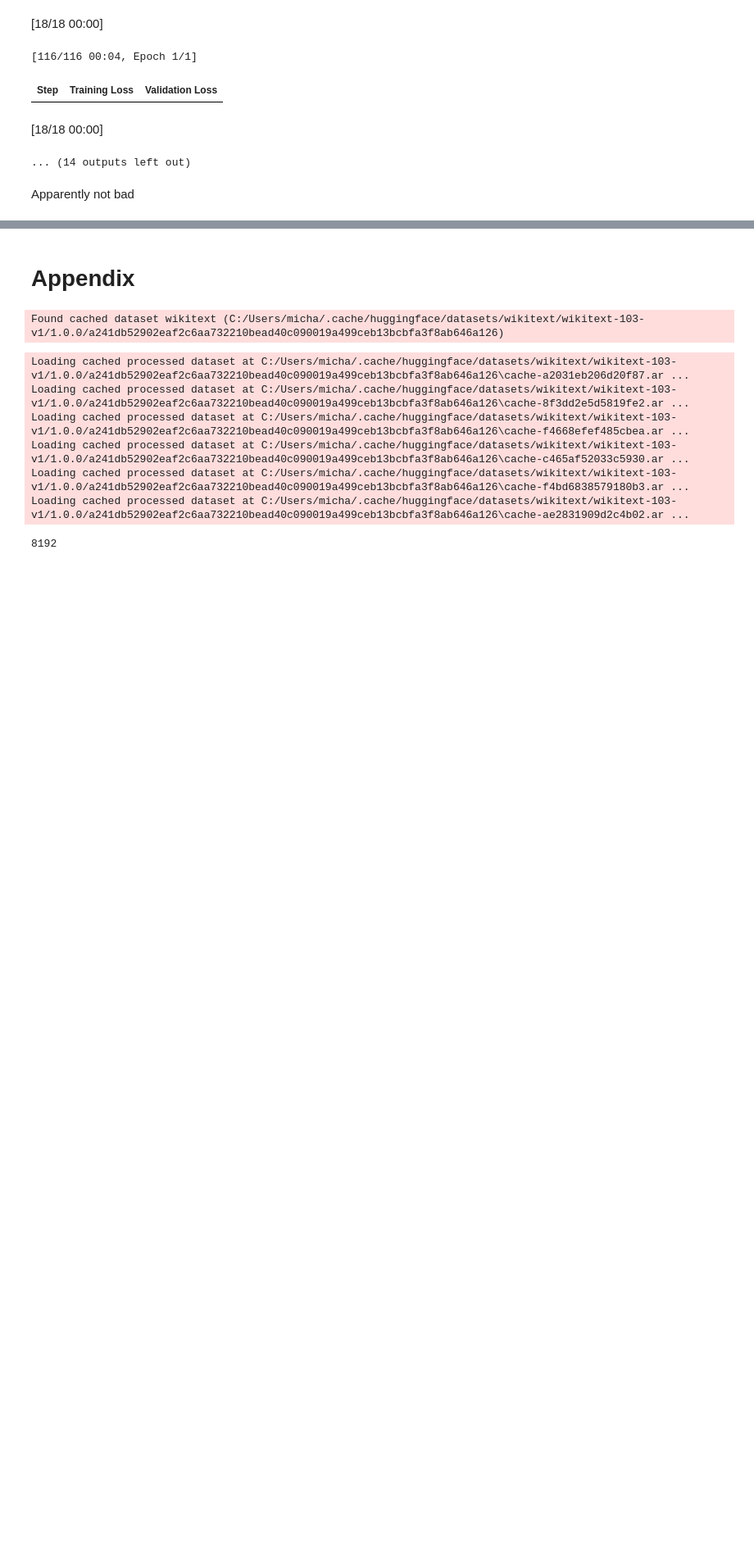
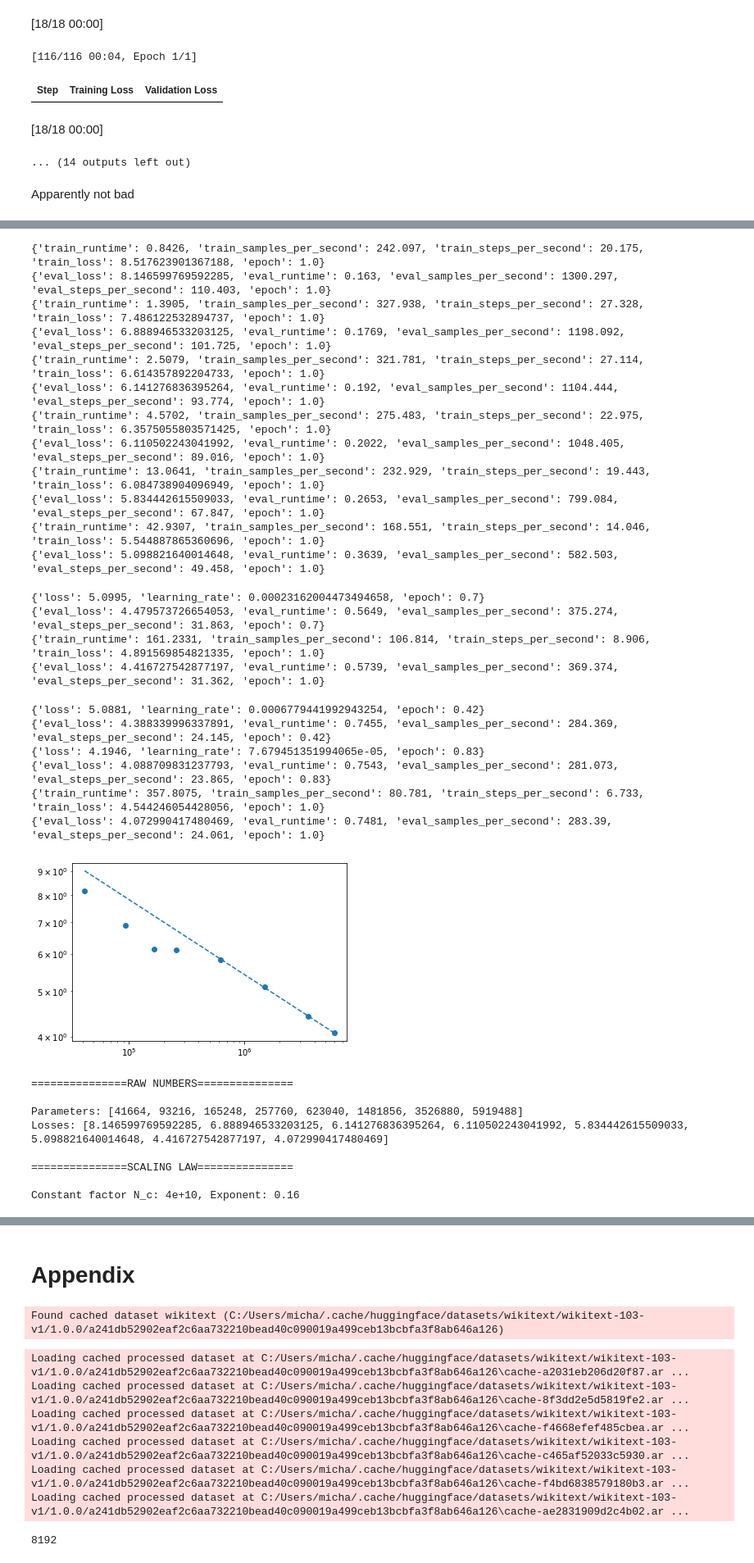
Before and after one commit to mtanghu/LEAP, a Jupyter notebook: Experiments/Ablation.ipynb, the cells around one changed output, grey strips where cells are left out. Shown at 82% size. Drawn from its saved outputs; the diff is of its cells as text; code cells hidden in the pictures; blank space fills up the shorter version.

```diff
--- a/Experiments/Ablation.ipynb
+++ b/Experiments/Ablation.ipynb
@@ -580,0 +963,34 @@ next experiment(s), try adding an attention proj, possibly replacing the element
+# %%
+try_scaling()
+# %% [output]
+{'train_runtime': 0.8426, 'train_samples_per_second': 242.097, 'train_steps_per_second': 20.175, 'train_loss': 8.517623901367188, 'epoch': 1.0}
+{'eval_loss': 8.146599769592285, 'eval_runtime': 0.163, 'eval_samples_per_second': 1300.297, 'eval_steps_per_second': 110.403, 'epoch': 1.0}
+{'train_runtime': 1.3905, 'train_samples_per_second': 327.938, 'train_steps_per_second': 27.328, 'train_loss': 7.486122532894737, 'epoch': 1.0}
+{'eval_loss': 6.888946533203125, 'eval_runtime': 0.1769, 'eval_samples_per_second': 1198.092, 'eval_steps_per_second': 101.725, 'epoch': 1.0}
+{'train_runtime': 2.5079, 'train_samples_per_second': 321.781, 'train_steps_per_second': 27.114, 'train_loss': 6.614357892204733, 'epoch': 1.0}
+{'eval_loss': 6.141276836395264, 'eval_runtime': 0.192, 'eval_samples_per_second': 1104.444, 'eval_steps_per_second': 93.774, 'epoch': 1.0}
+{'train_runtime': 4.5702, 'train_samples_per_second': 275.483, 'train_steps_per_second': 22.975, 'train_loss': 6.3575055803571425, 'epoch': 1.0}
+{'eval_loss': 6.110502243041992, 'eval_runtime': 0.2022, 'eval_samples_per_second': 1048.405, 'eval_steps_per_second': 89.016, 'epoch': 1.0}
+{'train_runtime': 13.0641, 'train_samples_per_second': 232.929, 'train_steps_per_second': 19.443, 'train_loss': 6.084738904096949, 'epoch': 1.0}
+{'eval_loss': 5.834442615509033, 'eval_runtime': 0.2653, 'eval_samples_per_second': 799.084, 'eval_steps_per_second': 67.847, 'epoch': 1.0}
+{'train_runtime': 42.9307, 'train_samples_per_second': 168.551, 'train_steps_per_second': 14.046, 'train_loss': 5.544887865360696, 'epoch': 1.0}
+{'eval_loss': 5.098821640014648, 'eval_runtime': 0.3639, 'eval_samples_per_second': 582.503, 'eval_steps_per_second': 49.458, 'epoch': 1.0}
+{'loss': 5.0995, 'learning_rate': 0.00023162004473494658, 'epoch': 0.7}
+{'eval_loss': 4.479573726654053, 'eval_runtime': 0.5649, 'eval_samples_per_second': 375.274, 'eval_steps_per_second': 31.863, 'epoch': 0.7}
+{'train_runtime': 161.2331, 'train_samples_per_second': 106.814, 'train_steps_per_second': 8.906, 'train_loss': 4.891569854821335, 'epoch': 1.0}
+{'eval_loss': 4.416727542877197, 'eval_runtime': 0.5739, 'eval_samples_per_second': 369.374, 'eval_steps_per_second': 31.362, 'epoch': 1.0}
+{'loss': 5.0881, 'learning_rate': 0.0006779441992943254, 'epoch': 0.42}
+{'eval_loss': 4.388339996337891, 'eval_runtime': 0.7455, 'eval_samples_per_second': 284.369, 'eval_steps_per_second': 24.145, 'epoch': 0.42}
+{'loss': 4.1946, 'learning_rate': 7.679451351994065e-05, 'epoch': 0.83}
+{'eval_loss': 4.088709831237793, 'eval_runtime': 0.7543, 'eval_samples_per_second': 281.073, 'eval_steps_per_second': 23.865, 'epoch': 0.83}
+{'train_runtime': 357.8075, 'train_samples_per_second': 80.781, 'train_steps_per_second': 6.733, 'train_loss': 4.544246054428056, 'epoch': 1.0}
+{'eval_loss': 4.072990417480469, 'eval_runtime': 0.7481, 'eval_samples_per_second': 283.39, 'eval_steps_per_second': 24.061, 'epoch': 1.0}
+[figure, added]
+===============RAW NUMBERS===============
+
+Parameters: [41664, 93216, 165248, 257760, 623040, 1481856, 3526880, 5919488]
+Losses: [8.146599769592285, 6.888946533203125, 6.141276836395264, 6.110502243041992, 5.834442615509033, 5.098821640014648, 4.416727542877197, 4.072990417480469]
+
+===============SCALING LAW===============
+
+Constant factor N_c: 4e+10, Exponent: 0.16
```
Also changed, not shown: parts of 37 cells of this notebook.
